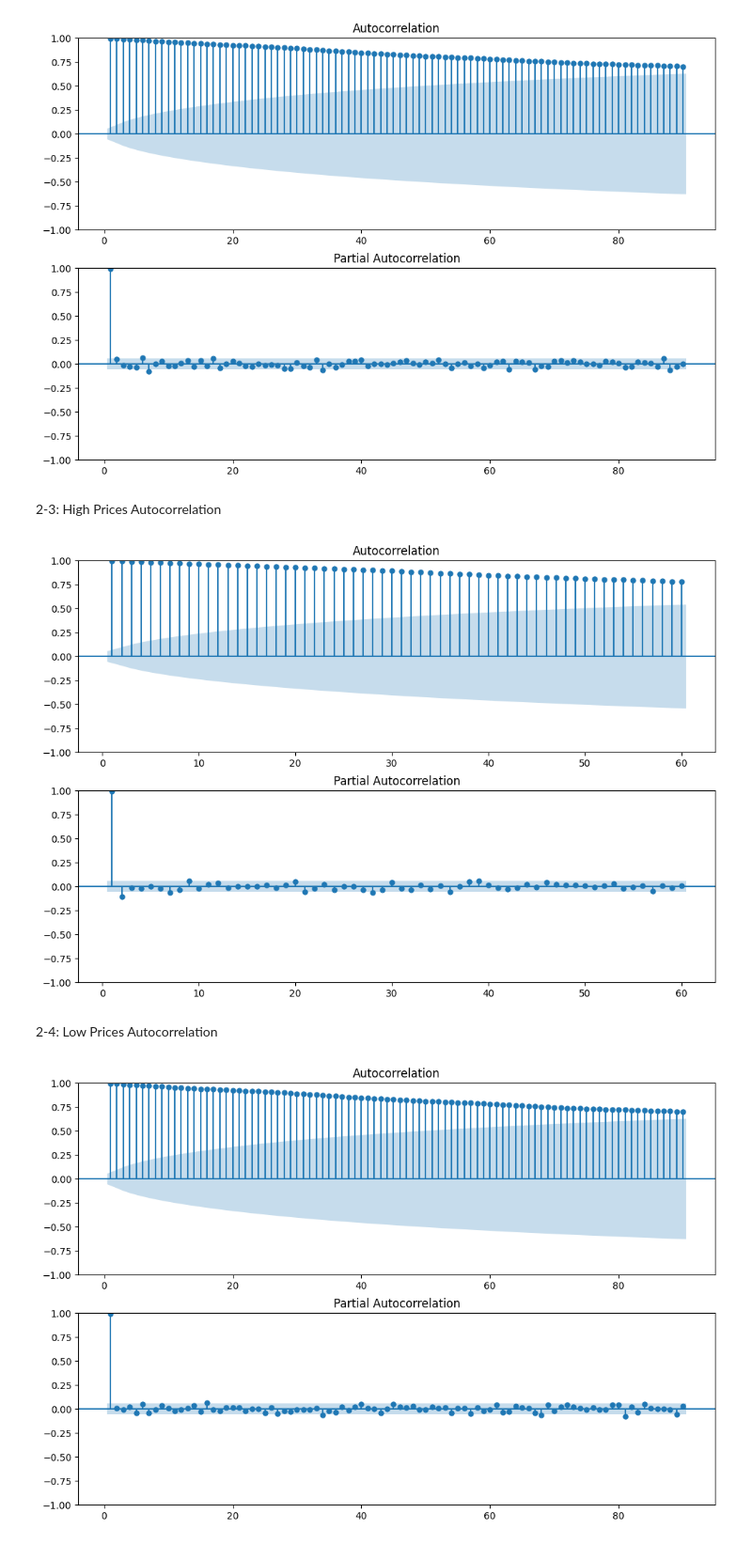
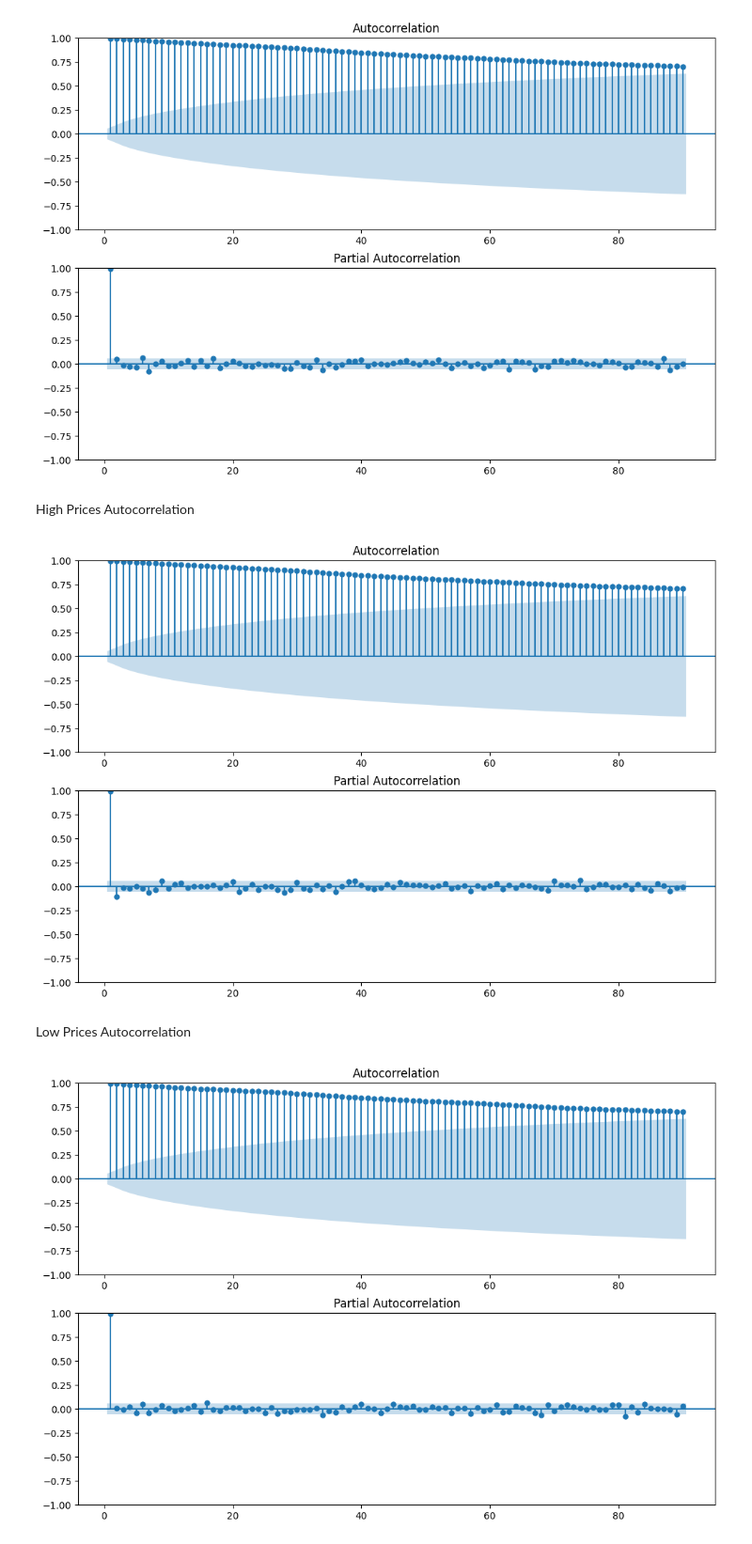
Before and after one commit to SashaFlores/CryptoShield, a Jupyter notebook: eth.ipynb, the cells around one changed output. Shown at 94% size. Drawn from its saved outputs; the diff is of its cells as text; code cells hidden in the pictures.

```diff
--- a/eth.ipynb
+++ b/eth.ipynb
@@ -119,18 +118,18 @@ fig = plot_pacf(eth.close.squeeze(), lags=90, ax=ax2, zero=False)
 # %% [output]
 [figure]
 # %% [markdown]
-2-3: High Prices Autocorrelation
+High Prices Autocorrelation
 # %%
 # Plot ACF / PCAF of `high` prices with lag of 40 => moving average (MA) order (q)
 fig = plt.figure(figsize=(12, 8))
 ax1 = fig.add_subplot(211)
-fig = plot_acf(eth.high.squeeze(), lags=60, ax=ax1, zero=False)
+fig = plot_acf(eth.high.squeeze(), lags=90, ax=ax1, zero=False)
 ax2 = fig.add_subplot(212)
-fig = plot_pacf(eth.high.squeeze(), lags=60, ax=ax2, zero=False)
+fig = plot_pacf(eth.high.squeeze(), lags=90, ax=ax2, zero=False)
 # %% [output]
-[figure, old version]
+[figure, new version]
 # %% [markdown]
-2-4: Low Prices Autocorrelation
+Low Prices Autocorrelation
 # %%
 # Plot ACF/PCAF of `low` prices with lag of 40 => moving average (MA) order (q)
 fig = plt.figure(figsize=(12, 8))
```
Also changed, not shown: parts of 51 cells of this notebook, 6 other files.
